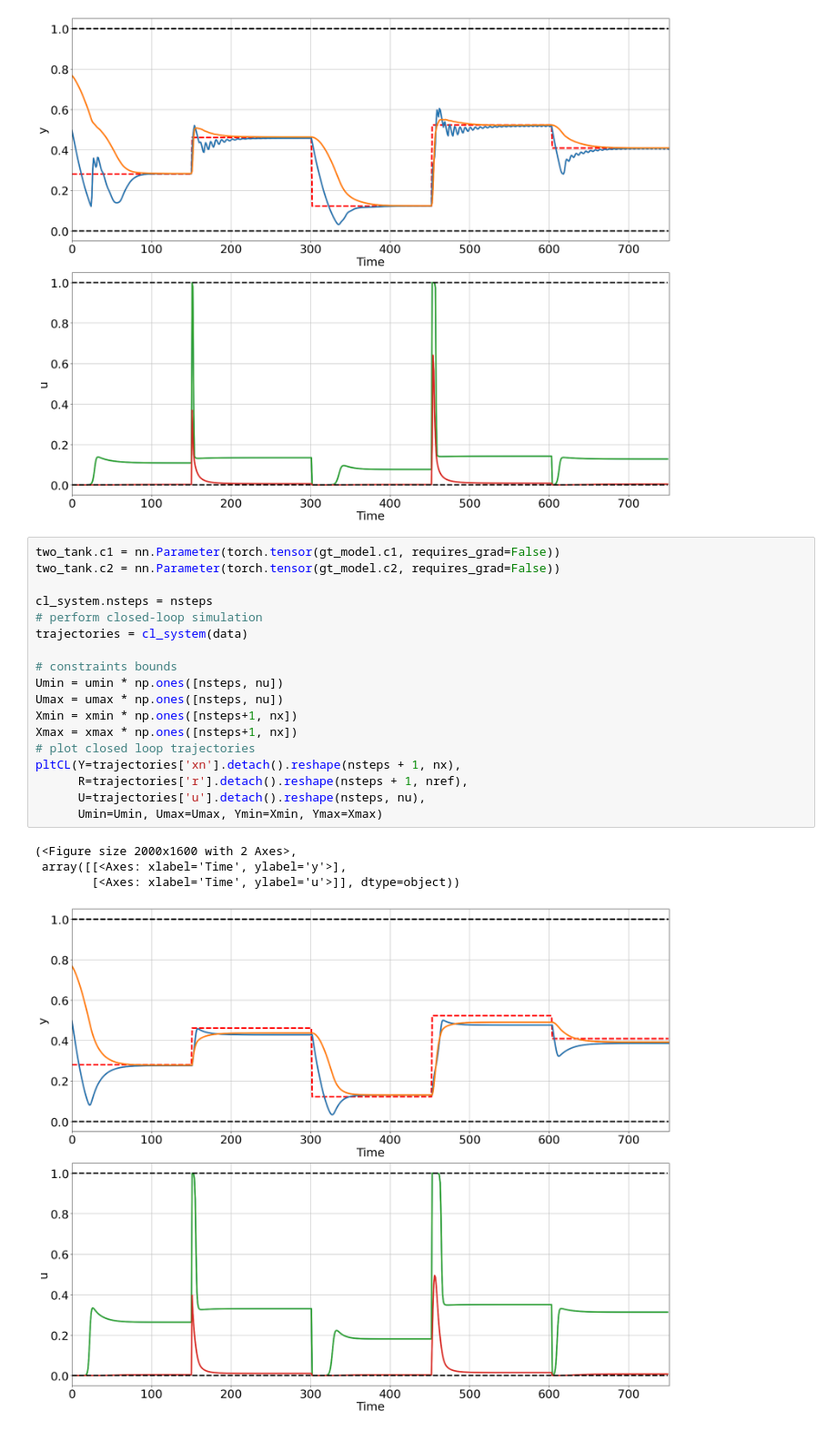
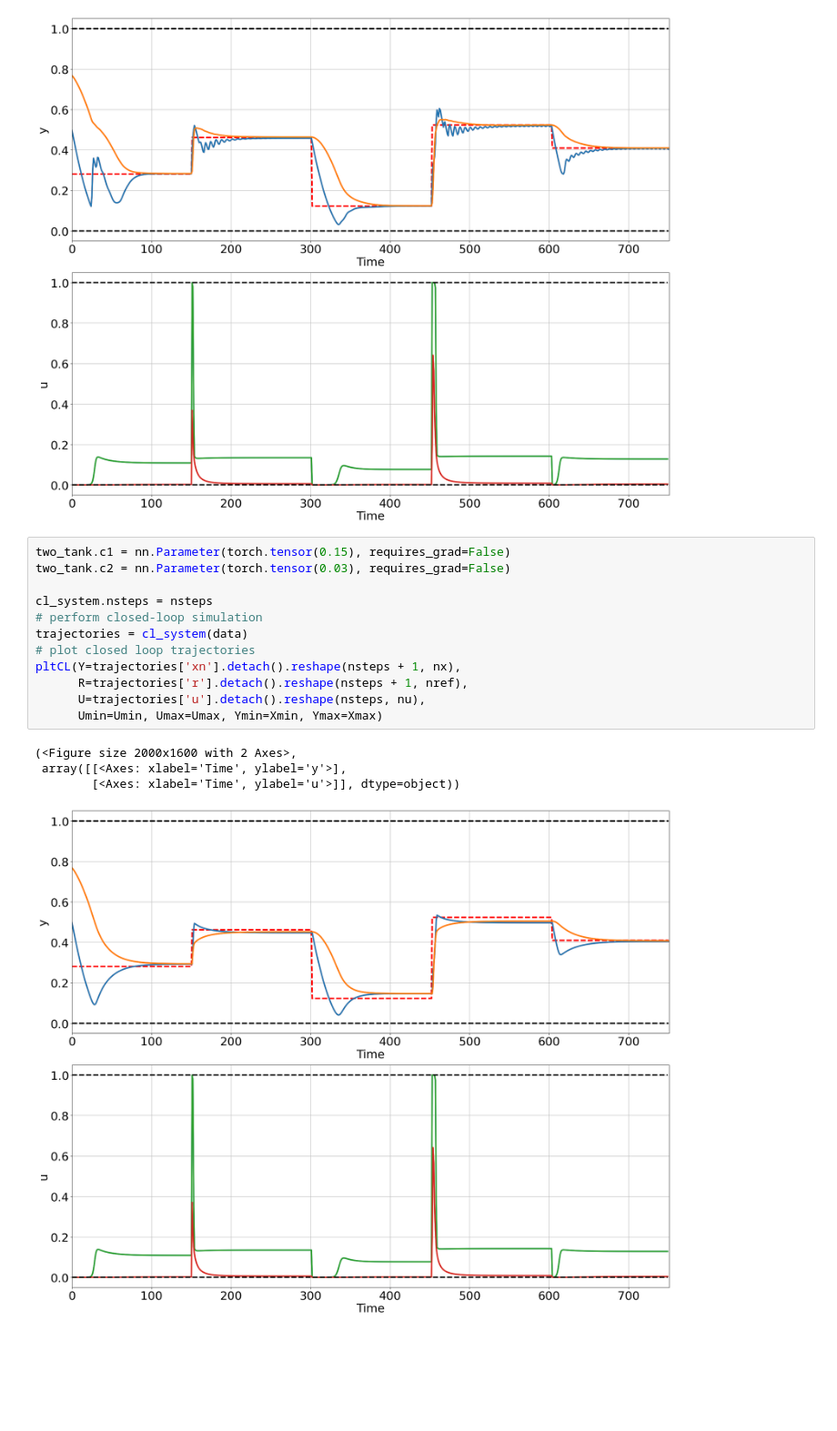
Before and after one commit to Alirezad126/SparseDPC, a Jupyter notebook: 5_Online_DPC/TwoTank.ipynb, the cells around one changed output. Shown at 91% size. Cells and saved outputs as stored; diff of their text form; blank space fills up the shorter version.

```diff
--- a/5_Online_DPC/TwoTank.ipynb
+++ b/5_Online_DPC/TwoTank.ipynb
@@ -314,25 +314,19 @@ pltCL(Y=x_trajectory.detach().squeeze(0),
         [<Axes: xlabel='Time', ylabel='u'>]], dtype=object))
 [figure]
 # %%
-two_tank.c1 = nn.Parameter(torch.tensor(gt_model.c1, requires_grad=False))
-two_tank.c2 = nn.Parameter(torch.tensor(gt_model.c2, requires_grad=False))
+two_tank.c1 = nn.Parameter(torch.tensor(0.15), requires_grad=False)
+two_tank.c2 = nn.Parameter(torch.tensor(0.03), requires_grad=False)
 
 cl_system.nsteps = nsteps
 # perform closed-loop simulation
 trajectories = cl_system(data)
-
-# constraints bounds
-Umin = umin * np.ones([nsteps, nu])
-Umax = umax * np.ones([nsteps, nu])
-Xmin = xmin * np.ones([nsteps+1, nx])
-Xmax = xmax * np.ones([nsteps+1, nx])
 # plot closed loop trajectories
 pltCL(Y=trajectories['xn'].detach().reshape(nsteps + 1, nx),
       R=trajectories['r'].detach().reshape(nsteps + 1, nref),
       U=trajectories['u'].detach().reshape(nsteps, nu),
       Umin=Umin, Umax=Umax, Ymin=Xmin, Ymax=Xmax)
 # %% [output]
 (<Figure size 2000x1600 with 2 Axes>,
  array([[<Axes: xlabel='Time', ylabel='y'>],
         [<Axes: xlabel='Time', ylabel='u'>]], dtype=object))
-[figure, old version]
+[figure, new version]
```
